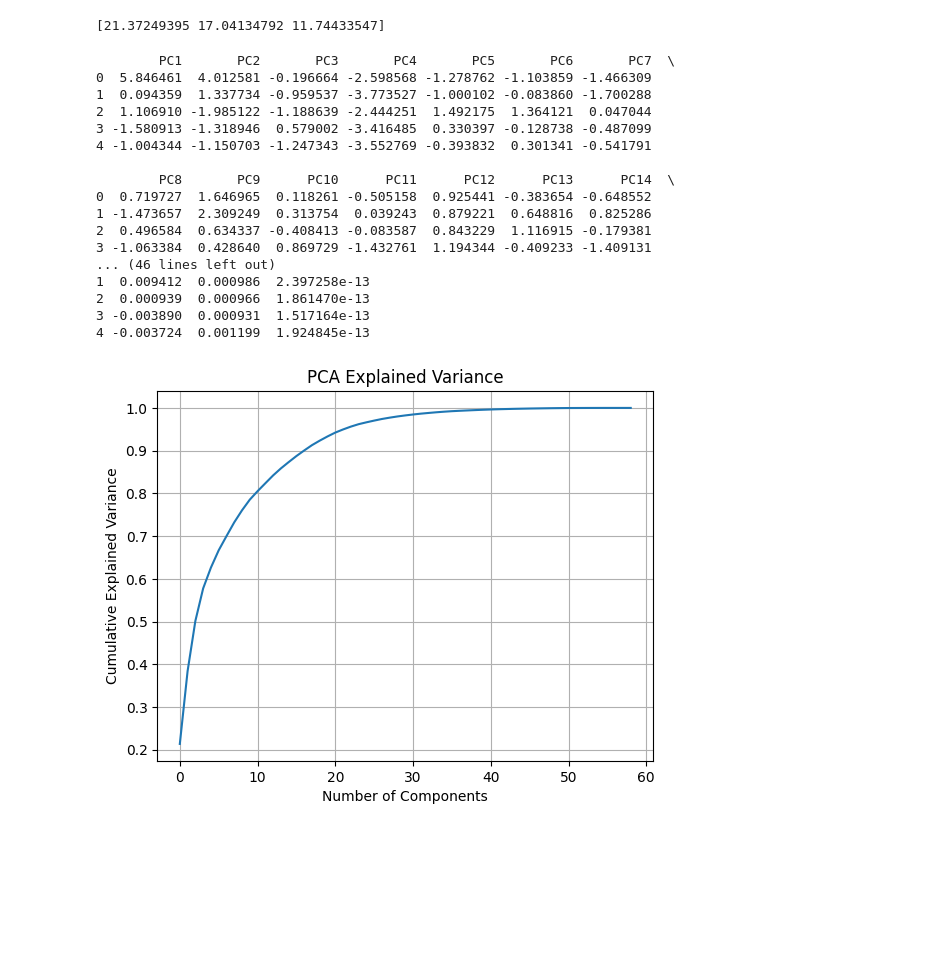
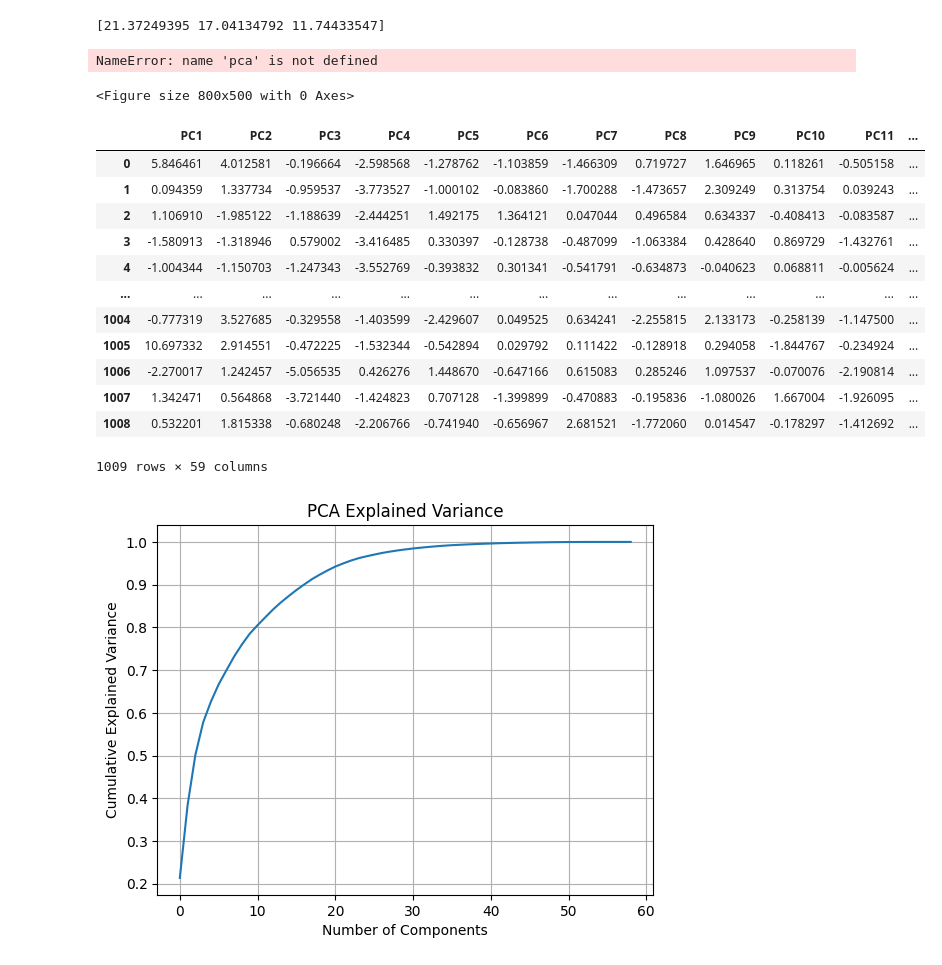
Before and after one commit to ZlataSparrow/Applied-Predictive-Modeling, a Jupyter notebook: notebook/APM notebook1.ipynb, the cells around one changed output. Drawn from its saved outputs; the diff is of its cells as text; code cells hidden in the pictures; blank space fills up the shorter version.

```diff
--- a/notebook/APM notebook1.ipynb
+++ b/notebook/APM notebook1.ipynb
@@ -230,26 +230,36 @@ print(percent_variance[:3])  # equivalent to R's percentVariance[1:3]
 # %% [output]
 [21.37249395 17.04134792 11.74433547]
+# %%
+import matplotlib.pyplot as plt
+import numpy as np
+
+plt.figure(figsize=(8, 5))
+plt.plot(np.cumsum(pca.explained_variance_ratio_ * 100))
+plt.xlabel("Number of Principal Components")
+plt.ylabel("Cumulative Explained Variance (%)")
+plt.title("Scree Plot")
+plt.grid(True)
+plt.axhline(y=90, color='red', linestyle='--')  # Optional: 90% threshold
+plt.show()
+# %% [output]
+NameError: name 'pca' is not defined
+<Figure size 800x500 with 0 Axes>
 # %%
-# 5. View first few rows of PCA-transformed data
-print(pca_seg_data.head())
+pca_seg_data
 # %% [output]
+|  | PC1 | PC2 | PC3 | PC4 | PC5 | PC6 | PC7 | PC8 | PC9 | PC10 | PC11 | ... |
+| 0 | 5.846461 | 4.012581 | -0.196664 | -2.598568 | -1.278762 | -1.103859 | -1.466309 | 0.719727 | 1.646965 | 0.118261 | -0.505158 | ... |
+| 1 | 0.094359 | 1.337734 | -0.959537 | -3.773527 | -1.000102 | -0.083860 | -1.700288 | -1.473657 | 2.309249 | 0.313754 | 0.039243 | ... |
+| 2 | 1.106910 | -1.985122 | -1.188639 | -2.444251 | 1.492175 | 1.364121 | 0.047044 | 0.496584 | 0.634337 | -0.408413 | -0.083587 | ... |
+| 3 | -1.580913 | -1.318946 | 0.579002 | -3.416485 | 0.330397 | -0.128738 | -0.487099 | -1.063384 | 0.428640 | 0.869729 | -1.432761 | ... |
+| 4 | -1.004344 | -1.150703 | -1.247343 | -3.552769 | -0.393832 | 0.301341 | -0.541791 | -0.634873 | -0.040623 | 0.068811 | -0.005624 | ... |
+| ... | ... | ... | ... | ... | ... | ... | ... | ... | ... | ... | ... | ... |
+| 1004 | -0.777319 | 3.527685 | -0.329558 | -1.403599 | -2.429607 | 0.049525 | 0.634241 | -2.255815 | 2.133173 | -0.258139 | -1.147500 | ... |
+| 1005 | 10.697332 | 2.914551 | -0.472225 | -1.532344 | -0.542894 | 0.029792 | 0.111422 | -0.128918 | 0.294058 | -1.844767 | -0.234924 | ... |
+| 1006 | -2.270017 | 1.242457 | -5.056535 | 0.426276 | 1.448670 | -0.647166 | 0.615083 | 0.285246 | 1.097537 | -0.070076 | -2.190814 | ... |
+| 1007 | 1.342471 | 0.564868 | -3.721440 | -1.424823 | 0.707128 | -1.399899 | -0.470883 | -0.195836 | -1.080026 | 1.667004 | -1.926095 | ... |
+| 1008 | 0.532201 | 1.815338 | -0.680248 | -2.206766 | -0.741940 | -0.656967 | 2.681521 | -1.772060 | 0.014547 | -0.178297 | -1.412692 | ... |
-        PC1       PC2       PC3       PC4       PC5       PC6       PC7  \
-0  5.846461  4.012581 -0.196664 -2.598568 -1.278762 -1.103859 -1.466309
-1  0.094359  1.337734 -0.959537 -3.773527 -1.000102 -0.083860 -1.700288
-2  1.106910 -1.985122 -1.188639 -2.444251  1.492175  1.364121  0.047044
-3 -1.580913 -1.318946  0.579002 -3.416485  0.330397 -0.128738 -0.487099
-4 -1.004344 -1.150703 -1.247343 -3.552769 -0.393832  0.301341 -0.541791
-
-        PC8       PC9      PC10      PC11      PC12      PC13      PC14  \
-0  0.719727  1.646965  0.118261 -0.505158  0.925441 -0.383654 -0.648552
-1 -1.473657  2.309249  0.313754  0.039243  0.879221  0.648816  0.825286
-2  0.496584  0.634337 -0.408413 -0.083587  0.843229  1.116915 -0.179381
-3 -1.063384  0.428640  0.869729 -1.432761  1.194344 -0.409233 -1.409131
-... (46 lines left out)
-1  0.009412  0.000986  2.397258e-13
-2  0.000939  0.000966  1.861470e-13
-3 -0.003890  0.000931  1.517164e-13
-4 -0.003724  0.001199  1.924845e-13
+1009 rows × 59 columns
 # %%
 plt.plot(np.cumsum(pca.explained_variance_ratio_))
 plt.xlabel('Number of Components')
```
Also changed, not shown: parts of 1 cell of this notebook.
